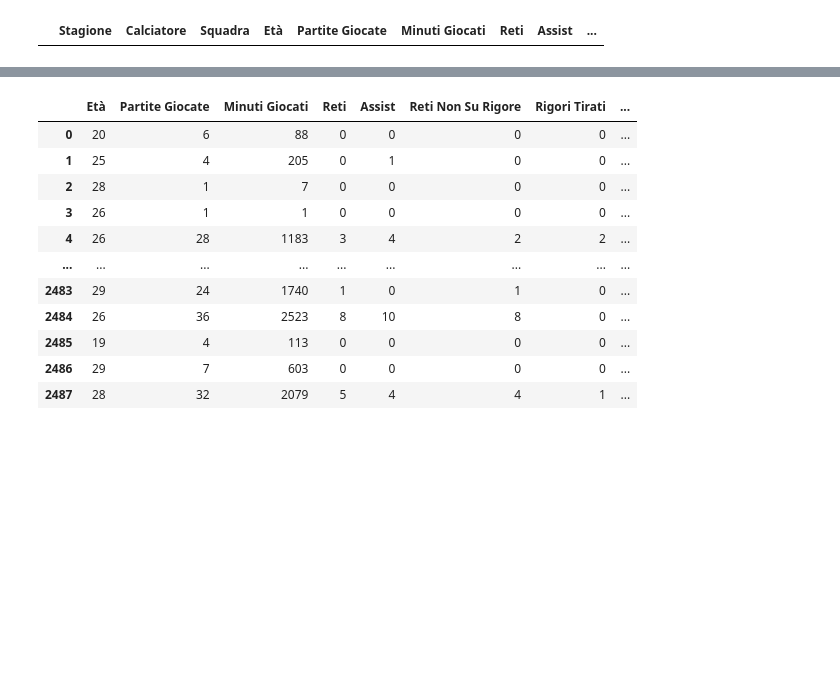
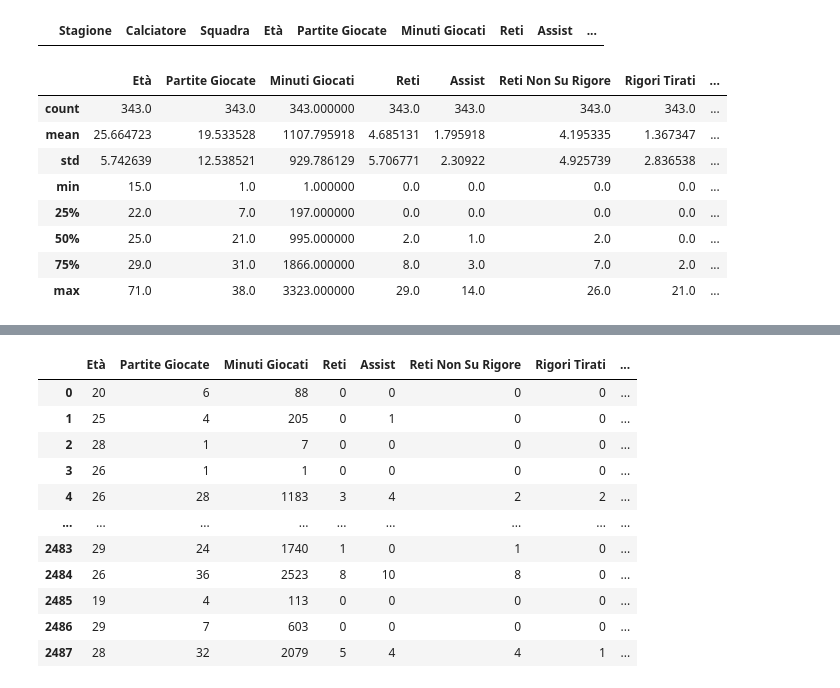
Before and after one commit to davideadinolfi/machine-learning, a Jupyter notebook: training.ipynb, the cells around one changed output, grey strips where cells are left out. Cells and saved outputs as stored; diff of their text form; code cells hidden in the pictures; blank space fills up the shorter version.

```diff
--- a/training.ipynb
+++ b/training.ipynb
@@ -250,3 +250,15 @@ df.loc[df['Minuti Giocati']<0]
 # %%
 att=df.loc[df['Ruolo?']=='Att']
 Natt=df.loc[df['Ruolo?']!='Att']
+# %%
+att.describe()
+# %% [output]
+|  | Età | Partite Giocate | Minuti Giocati | Reti | Assist | Reti Non Su Rigore | Rigori Tirati | ... |
+| count | 343.0 | 343.0 | 343.000000 | 343.0 | 343.0 | 343.0 | 343.0 | ... |
+| mean | 25.664723 | 19.533528 | 1107.795918 | 4.685131 | 1.795918 | 4.195335 | 1.367347 | ... |
+| std | 5.742639 | 12.538521 | 929.786129 | 5.706771 | 2.30922 | 4.925739 | 2.836538 | ... |
+| min | 15.0 | 1.0 | 1.000000 | 0.0 | 0.0 | 0.0 | 0.0 | ... |
+| 25% | 22.0 | 7.0 | 197.000000 | 0.0 | 0.0 | 0.0 | 0.0 | ... |
+| 50% | 25.0 | 21.0 | 995.000000 | 2.0 | 1.0 | 2.0 | 0.0 | ... |
+| 75% | 29.0 | 31.0 | 1866.000000 | 8.0 | 3.0 | 7.0 | 2.0 | ... |
+| max | 71.0 | 38.0 | 3323.000000 | 29.0 | 14.0 | 26.0 | 21.0 | ... |
```
Also changed, not shown: parts of 5 cells of this notebook, 1 other file.
